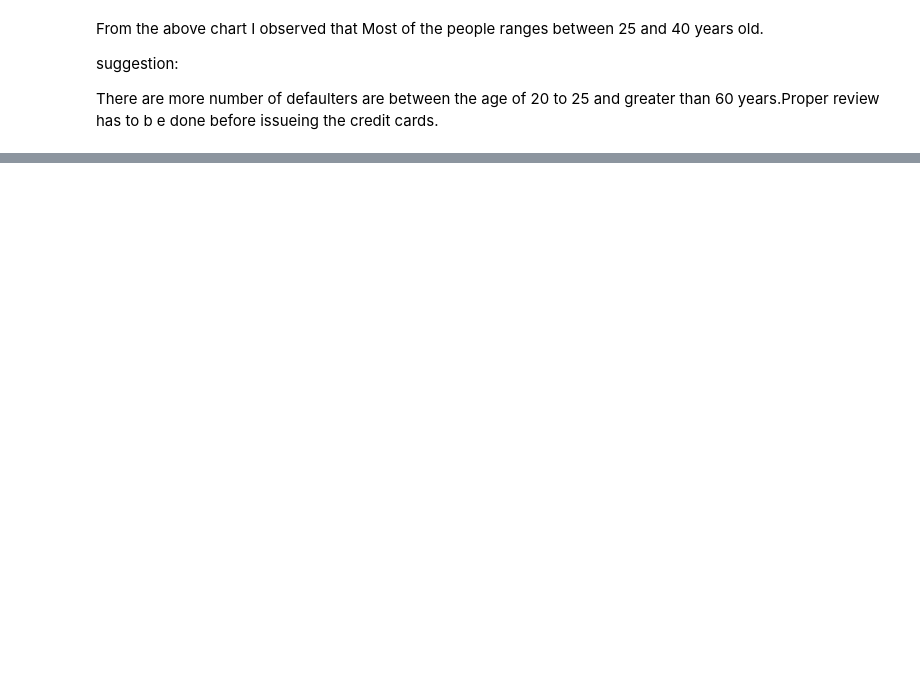
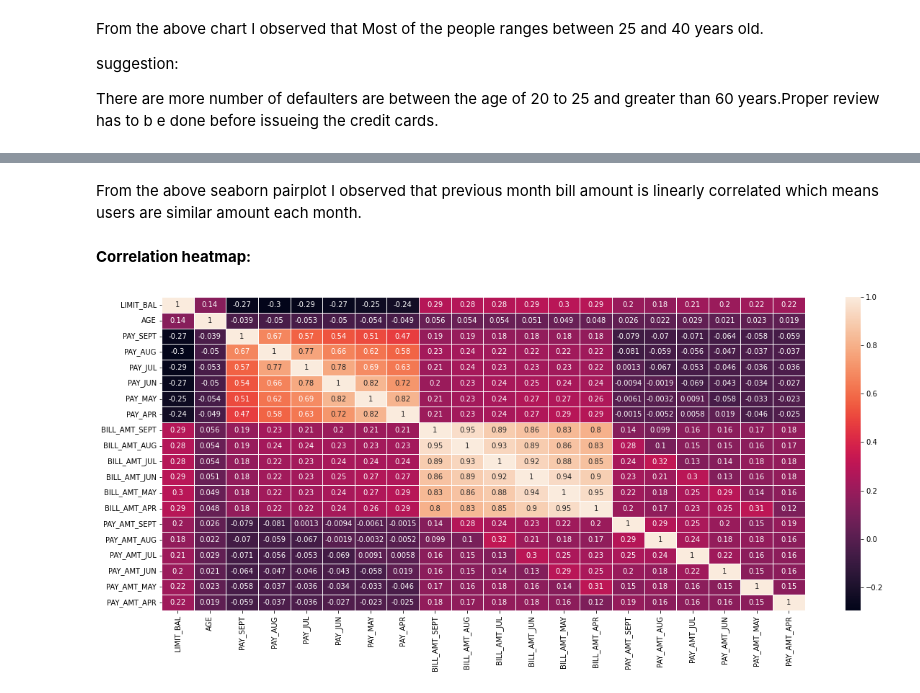
Before and after one commit to m123m12/credit-card-default-prediction, a Jupyter notebook: credit_card_default_prediction.ipynb, the cells around one changed output, grey strips where cells are left out. Cells and saved outputs as stored; diff of their text form; code cells hidden in the pictures; blank space fills up the shorter version.

```diff
--- a/credit_card_default_prediction.ipynb
+++ b/credit_card_default_prediction.ipynb
@@ -433,0 +460,11 @@ There are more number of defaulters  are between the age of 20 to 25 and greater
+# %% [markdown]
+From the above seaborn pairplot I observed that previous month bill amount is linearly correlated which means users are similar amount each month.
+# %% [markdown]
+**Correlation heatmap:**
+# %%
+# Correlation Heatmap visualization code
+plt.figure (figsize= (20,8))
+sns.heatmap(card_data.corr(),linewidths=.5,annot=True)
+plt.show()
+# %% [output]
+[figure, added]
```
Also changed, not shown: parts of 18 cells of this notebook.
